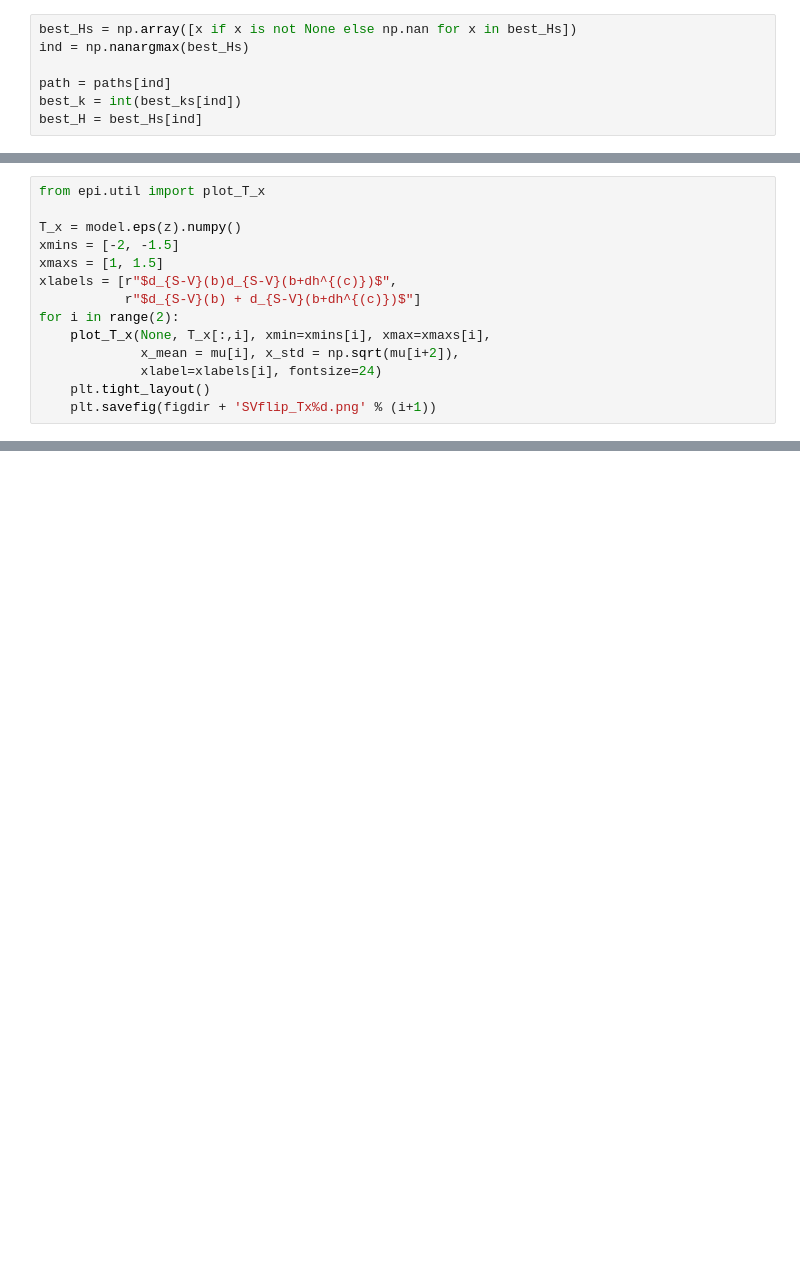
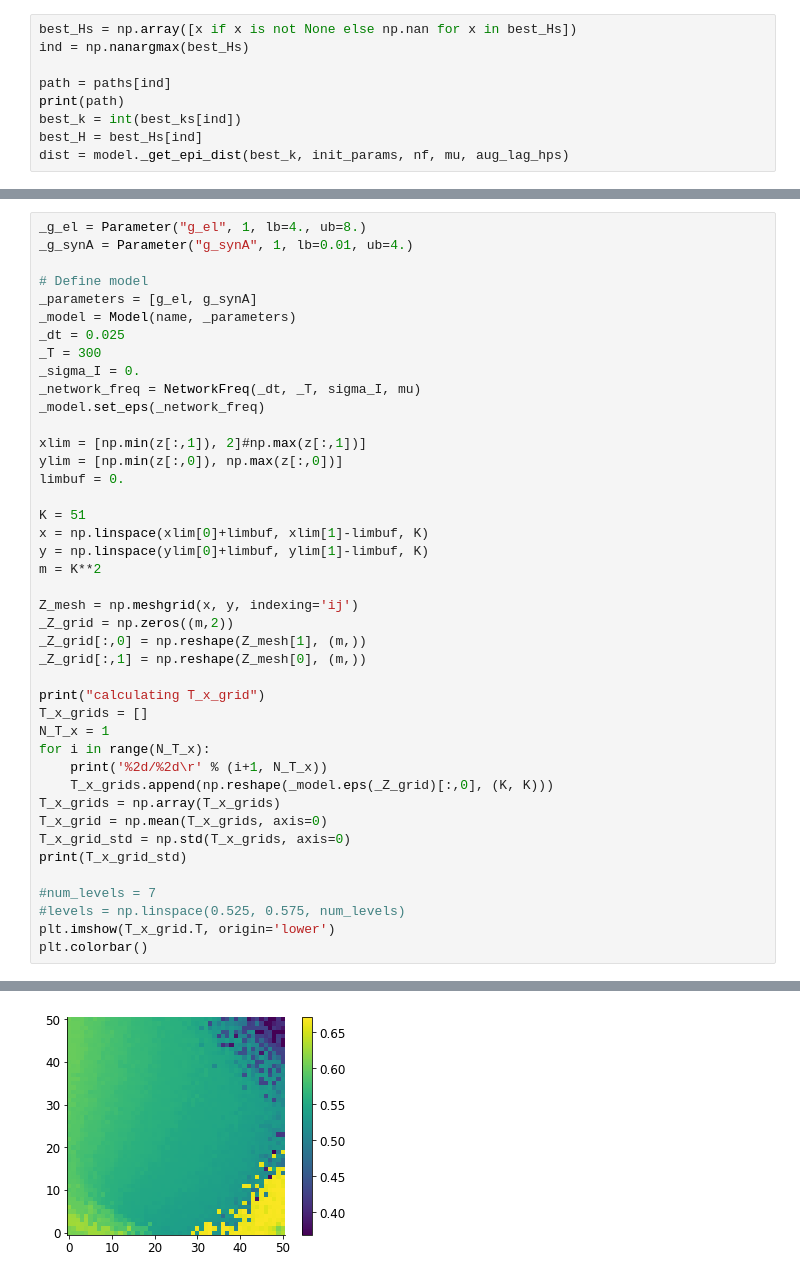
Before and after one commit to cunningham-lab/epi, a Jupyter notebook: notebooks/STG_Circuit/analyze_STG.ipynb, the cells around one changed output, grey strips where cells are left out. Cells and saved outputs as stored; diff of their text form; blank space fills up the shorter version.

```diff
--- a/notebooks/STG_Circuit/analyze_STG.ipynb
+++ b/notebooks/STG_Circuit/analyze_STG.ipynb
@@ -360,5 +109,7 @@ best_Hs = np.array([x if x is not None else np.nan for x in best_Hs])
 ind = np.nanargmax(best_Hs)
 
 path = paths[ind]
+print(path)
 best_k = int(best_ks[ind])
 best_H = best_Hs[ind]
+dist = model._get_epi_dist(best_k, init_params, nf, mu, aug_lag_hps)
@@ -396,14 +117,0 @@ plt.savefig(figdir + 'SV_flip_z.png')
-# %%
-from epi.util import plot_T_x
-
-T_x = model.eps(z).numpy()
-xmins = [-2, -1.5]
-xmaxs = [1, 1.5]
-xlabels = [r"$d_{S-V}(b)d_{S-V}(b+dh^{(c)})$",
-           r"$d_{S-V}(b) + d_{S-V}(b+dh^{(c)})$"]
-for i in range(2):
-    plot_T_x(None, T_x[:,i], xmin=xmins[i], xmax=xmaxs[i],
-             x_mean = mu[i], x_std = np.sqrt(mu[i+2]),
-             xlabel=xlabels[i], fontsize=24)
-    plt.tight_layout()
-    plt.savefig(figdir + 'SVflip_Tx%d.png' % (i+1))
@@ -611,0 +133,43 @@ plt.show()
+# %%
+_g_el = Parameter("g_el", 1, lb=4., ub=8.)
+_g_synA = Parameter("g_synA", 1, lb=0.01, ub=4.)
+
+# Define model
+_parameters = [g_el, g_synA]
+_model = Model(name, _parameters)
+_dt = 0.025
+_T = 300
+_sigma_I = 0.
+_network_freq = NetworkFreq(_dt, _T, sigma_I, mu)
+_model.set_eps(_network_freq)
+
+xlim = [np.min(z[:,1]), 2]#np.max(z[:,1])]
+ylim = [np.min(z[:,0]), np.max(z[:,0])]
+limbuf = 0.
+
+K = 51
+x = np.linspace(xlim[0]+limbuf, xlim[1]-limbuf, K)
+y = np.linspace(ylim[0]+limbuf, ylim[1]-limbuf, K)
+m = K**2
+
+Z_mesh = np.meshgrid(x, y, indexing='ij')
+_Z_grid = np.zeros((m,2))
+_Z_grid[:,0] = np.reshape(Z_mesh[1], (m,))
+_Z_grid[:,1] = np.reshape(Z_mesh[0], (m,))
+
+print("calculating T_x_grid")
+T_x_grids = []
+N_T_x = 1
+for i in range(N_T_x):
+    print('%2d/%2d\r' % (i+1, N_T_x))
+    T_x_grids.append(np.reshape(_model.eps(_Z_grid)[:,0], (K, K)))
+T_x_grids = np.array(T_x_grids)
+T_x_grid = np.mean(T_x_grids, axis=0)
+T_x_grid_std = np.std(T_x_grids, axis=0)
+print(T_x_grid_std)
+
+#num_levels = 7
+#levels = np.linspace(0.525, 0.575, num_levels)
+plt.imshow(T_x_grid.T, origin='lower')
+plt.colorbar()
+# %% [output]
@@ -611,0 +186 @@ plt.show()
+[figure, added]
```
Also changed, not shown: parts of 34 cells of this notebook, 2 other files.
